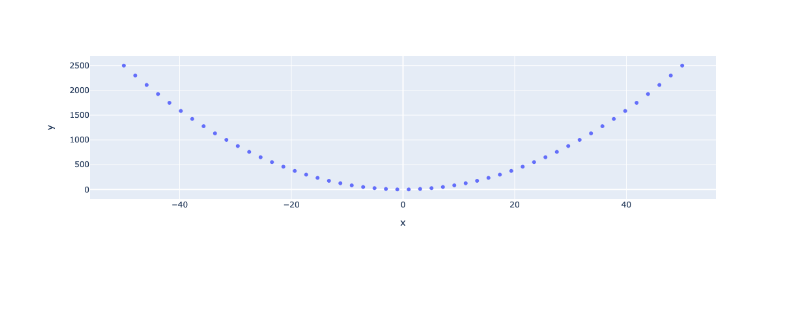
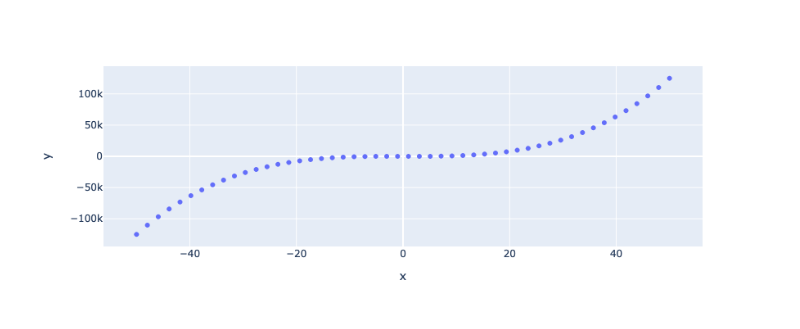
Before and after one commit to fpj-engmgr/my-notebooks-repo-ai267, a Jupyter notebook: experiment1.ipynb, the cells around one changed output. Saved outputs shown, nothing was run; the diff lists cells and outputs as text; code cells hidden in the pictures; blank space fills up the shorter version.

```diff
--- a/experiment1.ipynb
+++ b/experiment1.ipynb
@@ -6,7 +6,7 @@ import plotly.express as px
 x = np.linspace(start=-50, stop=50)
 
 # y-axis data points
-y = x ** 2
+y = x ** 3
 
 # define the plot
 fig = px.scatter(x=x, y=y)
@@ -17 +16 @@ fig.show()
-[figure, old version]
+[figure, new version]
```
Also changed, not shown: parts of 1 cell of this notebook.
